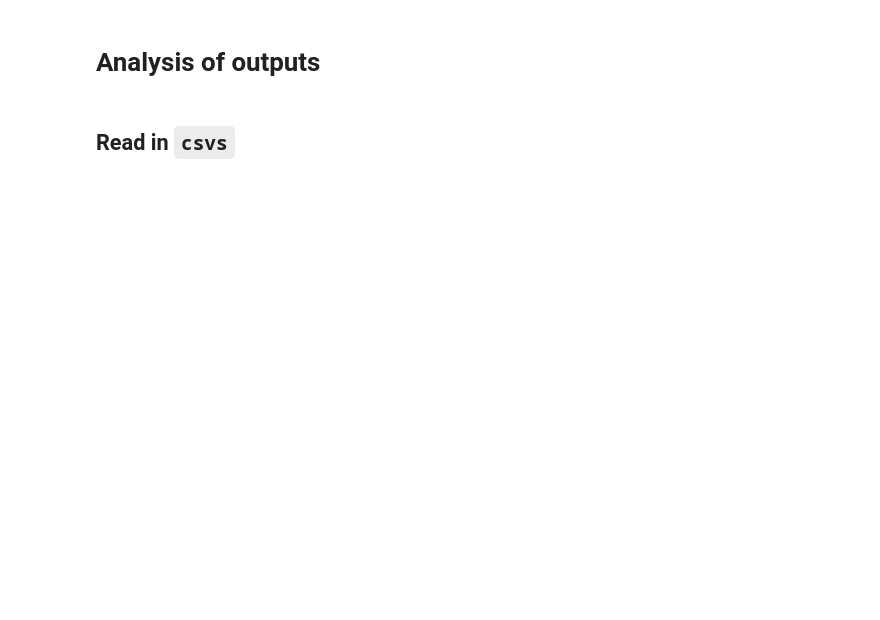
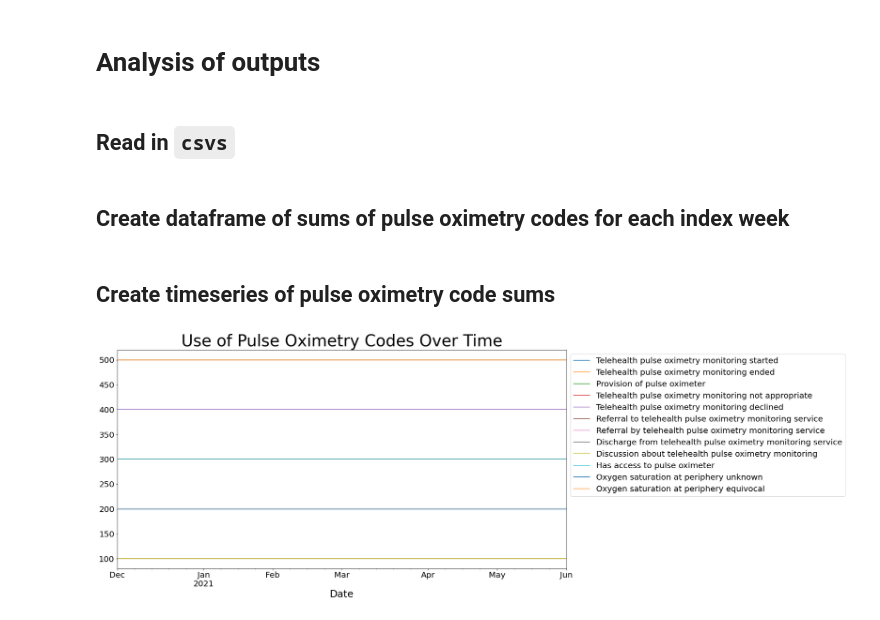
Before and after one commit to opensafely/Uptake-of-NHS-home-interventions-during-COVID-19, a Jupyter notebook: analysis/notebooks/analysis.ipynb, the cells around one changed output. Saved outputs shown, nothing was run; the diff lists cells and outputs as text; code cells hidden in the pictures; blank space fills up the shorter version.

```diff
--- a/analysis/notebooks/analysis.ipynb
+++ b/analysis/notebooks/analysis.ipynb
@@ -8,8 +9,8 @@ import pandas as pd
 # %%
 # path to output directory
 dir = "../../output/"
-# find csv files
-filepaths = [f for f in os.listdir(dir) if f.endswith('.csv')]
+# find the input csv files
+filepaths = [f for f in os.listdir(dir) if (f.startswith('input') and f.endswith('.csv'))]
 # append the directory path to filename
 filepaths_dir = [dir + filepath for filepath in filepaths]
 
@@ -40,19 +31,26 @@ sum_df = population_df.groupby(['index_date'], as_index=False).sum()
+# %% [markdown]
+## Create dataframe of sums of pulse oximetry codes for each index week
 # %%
-# Change pulse oximetry headers in sum_df
-
+# Create lists of current and required headers
 # Convert pulse oximetry codelist csv into data frame
-pulse_oximetry_codes_df = pd.read_csv('../../codelists/opensafely-pulse-oximetry.csv')
-# Extract list of codes
-pulse_oximetry_codes_list = pulse_oximetry_codes_df['code'].tolist()
+oximetry_codes_df = pd.read_csv('../../codelists/opensafely-pulse-oximetry.csv')
+# Extract list of SNOMED codes
+oximetry_codes_list = oximetry_codes_df['code'].tolist()
+# List of pulse oximetry headers in population dataframe
+oximetry_codes_headers = [f'pulse_oximetry_{x}' for x in oximetry_codes_list]
+# List of headers using descriptions as required
+oximetry_headers = oximetry_codes_df['term'].tolist()
 
 # Create dictionary for renaming oximetry headers
 oximetry_dictionary = {}
-for n in range(0,len(pulse_oximetry_codes_df)):
-    oximetry_dictionary[f'pulse_oximetry_{pulse_oximetry_codes_df.iat[n,0]}'] = pulse_oximetry_codes_df.iat[n,1]
+for n in range(0,len(oximetry_codes_df)):
+    oximetry_dictionary[oximetry_codes_headers[n]] = oximetry_headers[n]
 
-# Rename oximetry headers in sums data frame
-sum_df.rename(columns=oximetry_dictionary,inplace=True)
+#Create data frame of sum totals for each index date for each oximetry code
+oximetry_sum = population_df.groupby(['index_date'], as_index=False)[oximetry_codes_headers].sum()
 
-# Create list of headers
-#pulse_oximetry_headers = [f'pulse_oximetry_{x}' for x in pulse_oximetry_codes_list]
-pulse_oximetry_headers = pulse_oximetry_codes_df['term'].tolist()
+# Rename oximetry headers in oximetry sums data frame
+oximetry_sum.rename(columns=oximetry_dictionary,inplace=True)
+
+# Save the dataframe in outputs folder
+oximetry_sum.to_csv('../../output/oximetry_sums.csv')
@@ -61,6 +57,11 @@ pulse_oximetry_headers = pulse_oximetry_codes_df['term'].tolist()
+# %% [markdown]
+## Create timeseries of pulse oximetry code sums
 # %%
-# Plot a time series of all of the oximetry codes
-plot_1 = sum_df.plot.line('index_date',pulse_oximetry_headers, figsize=(20, 10), title = 'Use of Pulse Oximetry Codes Over Time', fontsize = 20)
-plot_1.legend(loc='upper left', bbox_to_anchor=(1.0, 1.0), fontsize = 20)
-plot_1.set_xlabel("Date", fontsize = 20)
-plot_1.title.set_size(40)
+# Create plot
+plot_1 = oximetry_sum.plot.line('index_date',oximetry_headers, figsize=(20, 10), fontsize = 20).get_figure()
+plt.legend(loc='upper left', bbox_to_anchor=(1.0, 1.0), fontsize = 20)
+plt.xlabel("Date", fontsize = 25)
+plt.title('Use of Pulse Oximetry Codes Over Time', fontsize = 40)
+plot_1.savefig("../../output/oximetry_timeseries.png", bbox_inches ="tight")
+# %% [output]
+[figure, added]
```
Also changed, not shown: parts of 6 cells of this notebook, 2 other files.
